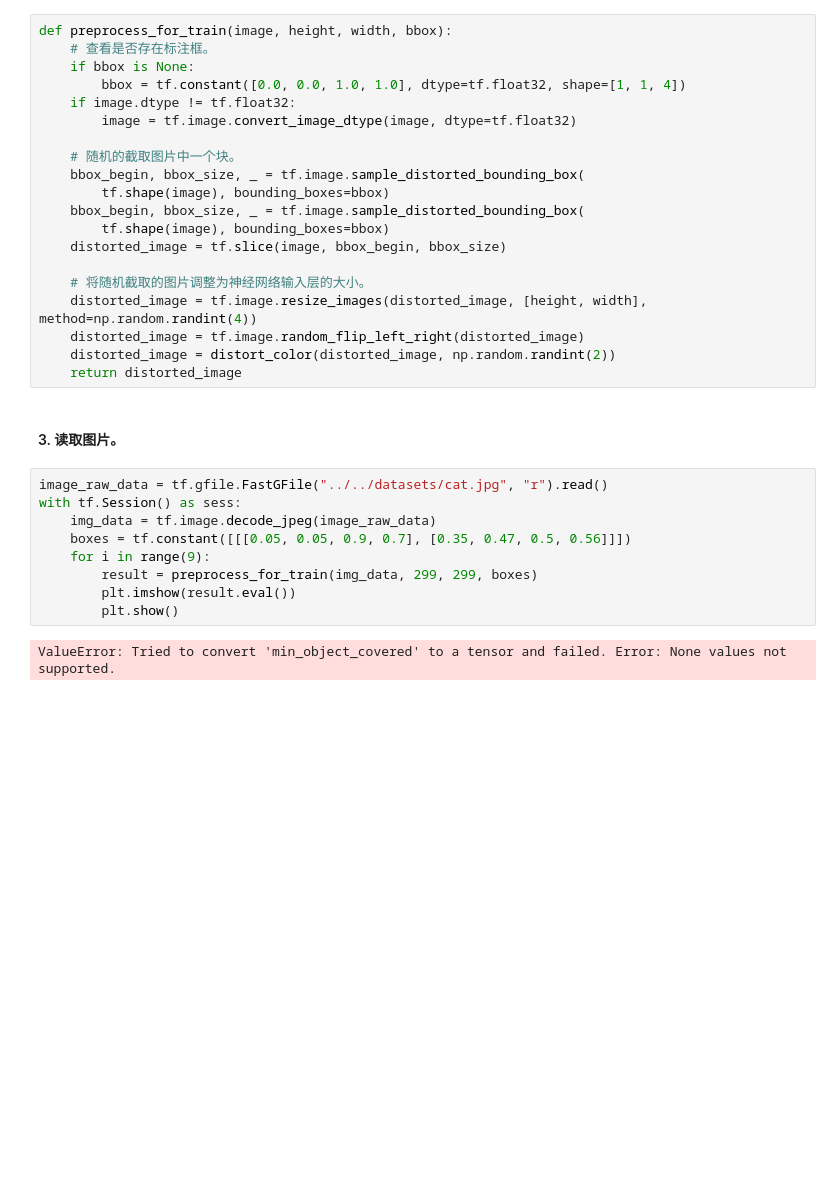
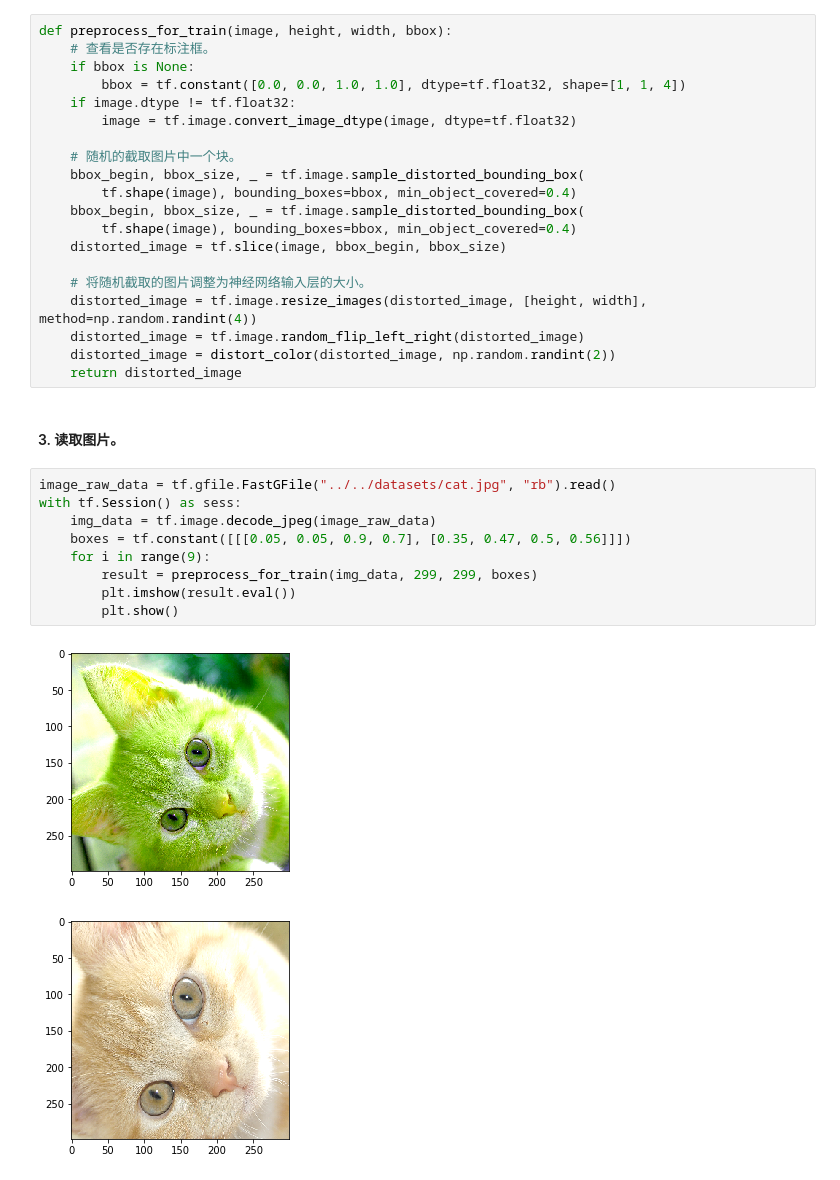
Before and after one commit to caicloud/tensorflow-tutorial, a Jupyter notebook: Deep_Learning_with_TensorFlow/1.4.0/Chapter07/2.2. 图像预处理完整样例.ipynb, the cells around one changed output. Drawn from its saved outputs; the diff is of its cells as text; blank space fills up the shorter version.

```diff
--- a/Deep_Learning_with_TensorFlow/1.4.0/Chapter07/2.2. 图像预处理完整样例.ipynb
+++ b/Deep_Learning_with_TensorFlow/1.4.0/Chapter07/2.2. 图像预处理完整样例.ipynb
@@ -30,9 +30,9 @@ def preprocess_for_train(image, height, width, bbox):
 
     # 随机的截取图片中一个块。
     bbox_begin, bbox_size, _ = tf.image.sample_distorted_bounding_box(
-        tf.shape(image), bounding_boxes=bbox)
+        tf.shape(image), bounding_boxes=bbox, min_object_covered=0.4)
     bbox_begin, bbox_size, _ = tf.image.sample_distorted_bounding_box(
-        tf.shape(image), bounding_boxes=bbox)
+        tf.shape(image), bounding_boxes=bbox, min_object_covered=0.4)
     distorted_image = tf.slice(image, bbox_begin, bbox_size)
 
     # 将随机截取的图片调整为神经网络输入层的大小。
@@ -43,13 +43,14 @@ def preprocess_for_train(image, height, width, bbox):
 # %% [markdown]
 #### 3. 读取图片。
 # %%
-image_raw_data = tf.gfile.FastGFile("../../datasets/cat.jpg", "r").read()
+image_raw_data = tf.gfile.FastGFile("../../datasets/cat.jpg", "rb").read()
 with tf.Session() as sess:
     img_data = tf.image.decode_jpeg(image_raw_data)
     boxes = tf.constant([[[0.05, 0.05, 0.9, 0.7], [0.35, 0.47, 0.5, 0.56]]])
     for i in range(9):
         result = preprocess_for_train(img_data, 299, 299, boxes)
         plt.imshow(result.eval())
         plt.show()
 # %% [output]
-ValueError: Tried to convert 'min_object_covered' to a tensor and failed. Error: None values not supported.
+[figure, added]
+[figure, added]
```
Also changed, not shown: parts of 1 cell of this notebook, 5 other files.
